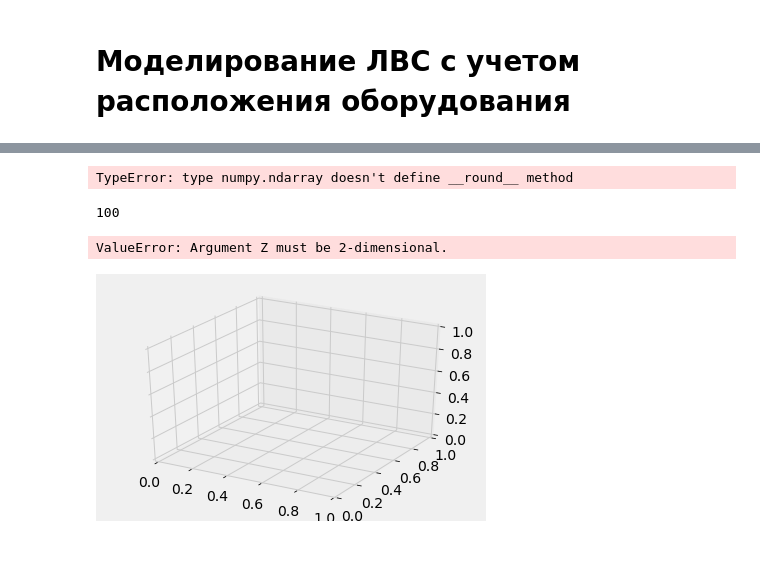
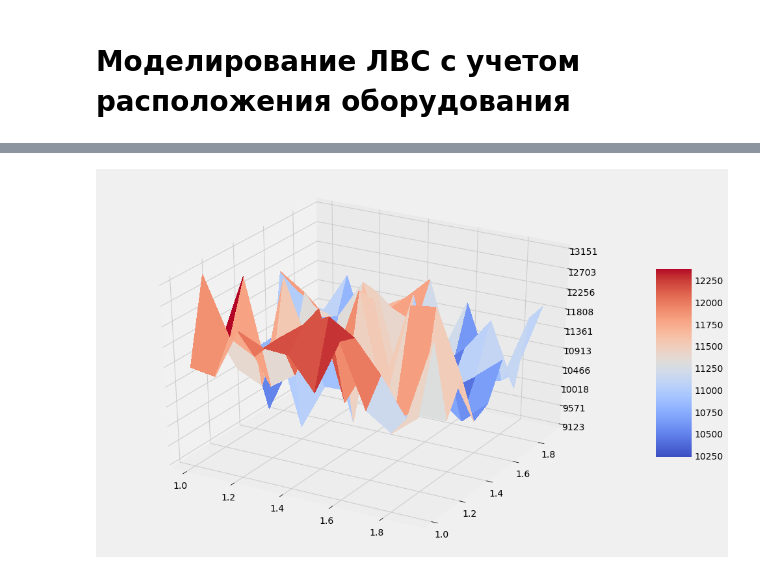
Before and after one commit to Nickel-nc/GU_Optimization_Methods, a Jupyter notebook: 1. Opt_zero_order_task.ipynb, the cells around one changed output, grey strips where cells are left out. Cells and saved outputs as stored; diff of their text form; code cells hidden in the pictures; blank space fills up the shorter version.

```diff
--- a/1. Opt_zero_order_task.ipynb
+++ b/1. Opt_zero_order_task.ipynb
@@ -276,55 +276,48 @@ from matplotlib import cm
 from matplotlib.ticker import LinearLocator, FormatStrFormatter
 import numpy as np
 # %%
-TF1_list = []
-TF2_list = []
-TF_list = []
+TF1_list = np.zeros((RCX.shape[0], RCX.shape[1]))
+TF2_list = np.zeros((RCX.shape[0], RCX.shape[1]))
+TF_list = np.zeros((RCX.shape[0], RCX.shape[1]))
 
 for i in range(len(RCX)):
-    xrc, yrc, xcs, ycs = gen_pcs_coords(RCX[i], RCY[i])
-    xrc = xrc.reshape(-1,2)
-    yrc = yrc.reshape(-1,2)
-    xcs = xcs.reshape(-1,2)
-    ycs = ycs.reshape(-1,2)
-    switch2server_len = calc_euc_dist(RCX[i], RCY[i], xs, ys) # расстояние от маршрутизатора до сервера
-    pc2switch_len = calc_euc_dist(xrc, yrc) # расстояние от компьютеров до маршрутизатора
-    pc2server_len = calc_euc_dist(xcs, ycs)
+    for j in range(len(RCX[0])):
+        xrc, yrc, xcs, ycs = gen_pcs_coords(RCX[i][j], RCY[i][j])
+        xrc = xrc.reshape(-1,2)
+        yrc = yrc.reshape(-1,2)
+        xcs = xcs.reshape(-1,2)
+        ycs = ycs.reshape(-1,2)
+        switch2server_len = calc_euc_dist(RCX[i][j], RCY[i][j], xs, ys) # расстояние от маршрутизатора до сервера
+        pc2switch_len = calc_euc_dist(xrc, yrc) # расстояние от компьютеров до маршрутизатора
+        pc2server_len = calc_euc_dist(xcs, ycs)
 
-    TF1 = get_max_utp_cost(utp_cost, pc2server_len, n_pcs, n_utp_ports)
-    TF2 = get_max_opt_cost(utp_cost, opt_cost, pc2switch_len, switch2server_len, n_pcs, switch_cost)
-    TF = get_tf(TF1, TF2)
-    TF1_list.append(TF1)
-    TF2_list.append(TF2)
-    TF_list.append(TF)
+        TF1 = get_max_utp_cost(utp_cost, pc2server_len, n_pcs, n_utp_ports)
+        TF2 = get_max_opt_cost(utp_cost, opt_cost, pc2switch_len, switch2server_len, n_pcs, switch_cost)
+        TF = get_tf(TF1, TF2)
+        TF1_list[i][j] = TF1
+        TF2_list[i][j] = TF2
+        TF_list[i][j] = TF
-# %% [output]
-TypeError: type numpy.ndarray doesn't define __round__ method
-# %%
-len(TF_list)
-# %% [output]
-100
 # %%
 RCX = np.array(RCX)
 RCY = np.array(RCY)
 TF_list = np.array(TF_list)
 
 
-fig = plt.figure()
+fig = plt.figure(figsize=(16,10))
 ax = fig.gca(projection='3d')
 
 
 # Plot the surface.
 surf = ax.plot_surface(RCX, RCY, TF_list, cmap=cm.coolwarm,
                        linewidth=0, antialiased=False)
 
 # Customize the z axis.
-# ax.set_zlim(-1.01, 1.01)
 ax.zaxis.set_major_locator(LinearLocator(10))
-ax.zaxis.set_major_formatter(FormatStrFormatter('%.02f'))
+ax.zaxis.set_major_formatter(FormatStrFormatter('%.0f'))
 
 # Add a color bar which maps values to colors.
 fig.colorbar(surf, shrink=0.5, aspect=5)
 
 plt.show()
 # %% [output]
-ValueError: Argument Z must be 2-dimensional.
-[figure, old version]
+[figure, new version]
```
Also changed, not shown: parts of 8 cells of this notebook.
